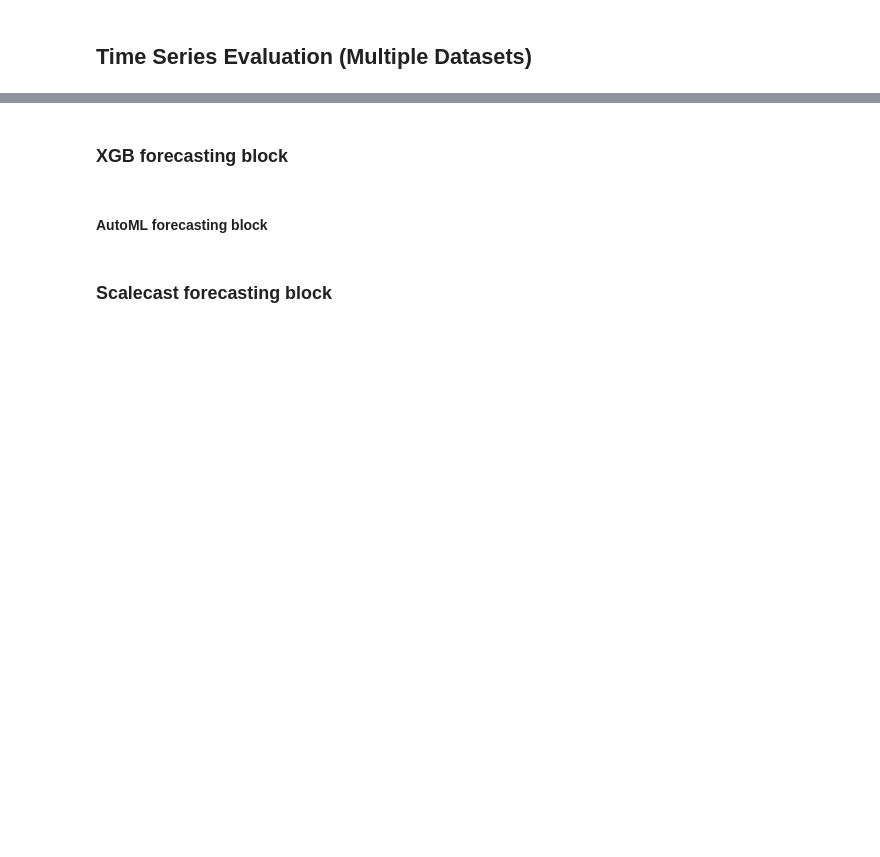
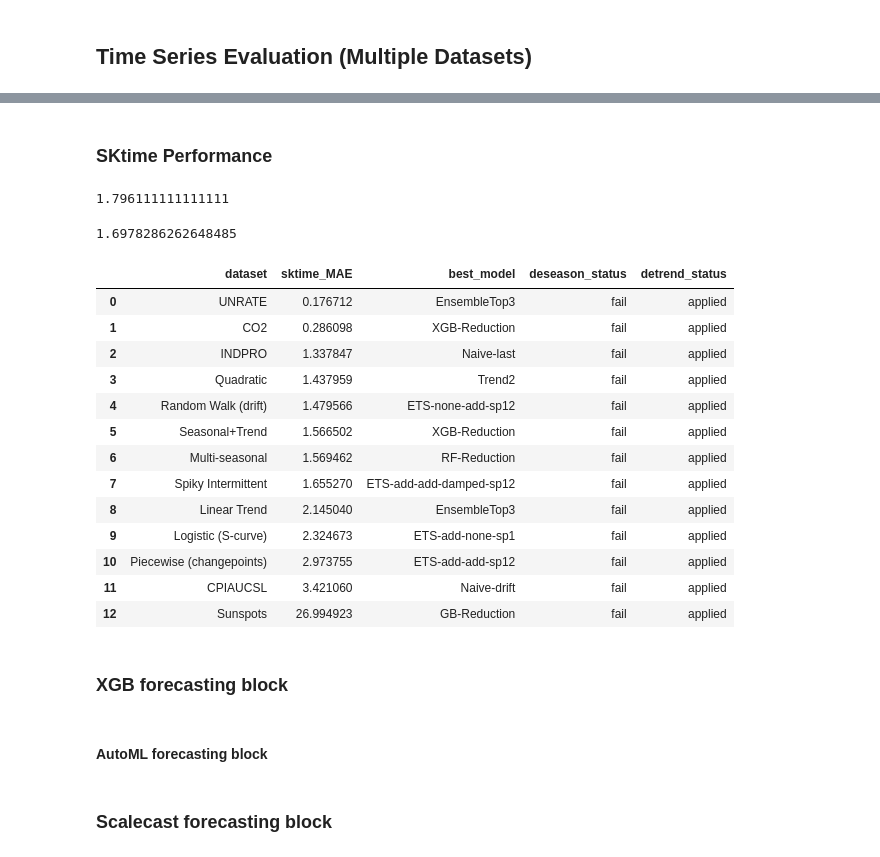
Before and after one commit to AndrewCarr24/automl_tool, a Jupyter notebook: test_nb.ipynb, the cells around one changed output, grey strips where cells are left out. Drawn from its saved outputs; the diff is of its cells as text; code cells hidden in the pictures; blank space fills up the shorter version.

Commit message:
add test notebook to evaluate accuracy of automl tool compared to sktime and prophet

```diff
--- a/test_nb.ipynb
+++ b/test_nb.ipynb
@@ -11,18 +0,0 @@ import numpy as np
-# %%
-
-# Load the dataset
-data = load_breast_cancer()
-X = pd.DataFrame(data.data, columns=data.feature_names)
-y = pd.Series(data.target, name='benign')
-
-# Split the dataset first
-X_train, X_test, y_train, y_test = train_test_split(X, y, test_size=0.2, random_state=42)
-
-# Now add missing values directly to the training target
-np.random.seed(42)
-missing_indices = np.random.choice(y_train.index, size=10, replace=False)
-y_train.loc[missing_indices] = None
-
-# Initialize and fit the AutoML estimator
-automl = AutoML(X_train, y_train, "benign")
-automl.fit_pipeline()
@@ -71,17 +0,0 @@ plt.show()
-# %%
-# Input dataframe and outcome variable (note - input dataframe includes outcome)
-X, y = electric_tbl, electric_tbl["electricity_production"]
-
-# Outcome variable and date names
-outcome_var, date_var = "electricity_production", "date"
-
-# Feature derivation and holdout windows
-fdw, holdout_window = 18, 24
-
-X_train, X_holdout, y_train, y_holdout = ts_train_test_split(X, y, outcome_var, date_var, fdw, holdout_window, forecast_window=18)
-
-electric_automl_estimator = AutoML(X_train, y_train, "electricity_production", time_series=True)
-
-electric_automl_estimator.fit_pipeline(holdout_window=holdout_window)
-
-electric_automl_estimator.get_backtest_plots()
@@ -367,0 +551,2 @@ if maes:
+# %% [markdown]
+### SKtime Performance
@@ -368,3 +839,30 @@ if maes:
+# %%
+((5.864*10) - 42.475)/9
+# %% [output]
+1.796111111111111
+# %%
+avg_mae = (sktime_results_df['sktime_MAE'].to_numpy().sum() - 26.994923)/12
+
+avg_mae
+# %% [output]
+1.6978286262648485
+# %%
+sktime_results_df
+# %% [output]
+|  | dataset | sktime_MAE | best_model | deseason_status | detrend_status |
+| 0 | UNRATE | 0.176712 | EnsembleTop3 | fail | applied |
+| 1 | CO2 | 0.286098 | XGB-Reduction | fail | applied |
+| 2 | INDPRO | 1.337847 | Naive-last | fail | applied |
+| 3 | Quadratic | 1.437959 | Trend2 | fail | applied |
+| 4 | Random Walk (drift) | 1.479566 | ETS-none-add-sp12 | fail | applied |
+| 5 | Seasonal+Trend | 1.566502 | XGB-Reduction | fail | applied |
+| 6 | Multi-seasonal | 1.569462 | RF-Reduction | fail | applied |
+| 7 | Spiky Intermittent | 1.655270 | ETS-add-add-damped-sp12 | fail | applied |
+| 8 | Linear Trend | 2.145040 | EnsembleTop3 | fail | applied |
+| 9 | Logistic (S-curve) | 2.324673 | ETS-add-none-sp1 | fail | applied |
+| 10 | Piecewise (changepoints) | 2.973755 | ETS-add-add-sp12 | fail | applied |
+| 11 | CPIAUCSL | 3.421060 | Naive-drift | fail | applied |
+| 12 | Sunspots | 26.994923 | GB-Reduction | fail | applied |
 # %% [markdown]
 ### XGB forecasting block
 # %%
```
Also changed, not shown: parts of 24 cells of this notebook, 1 other file.
